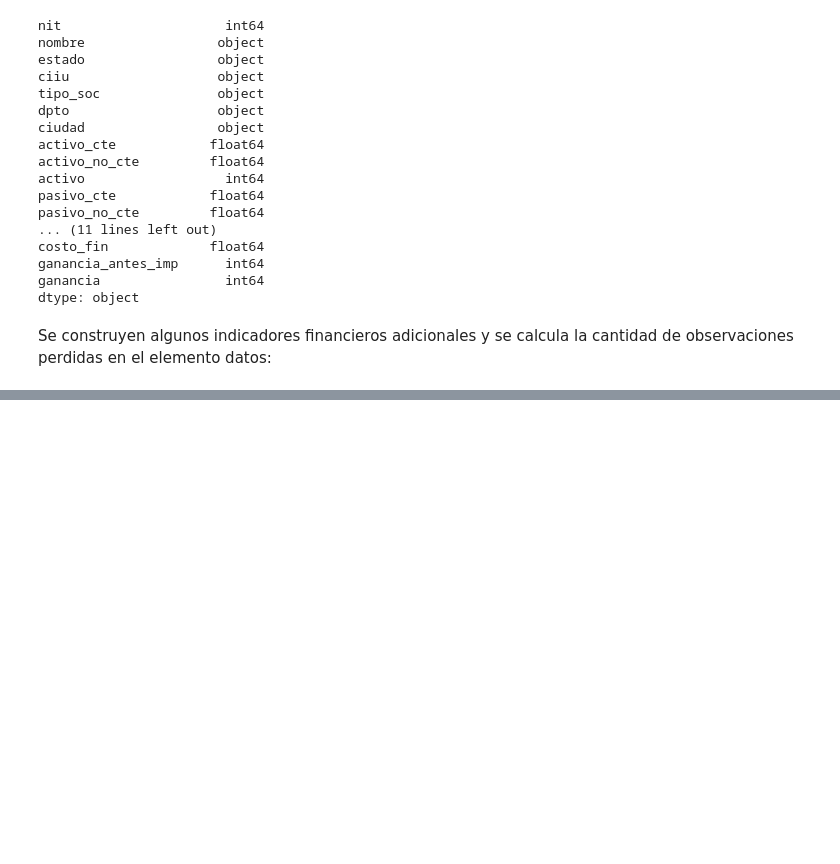
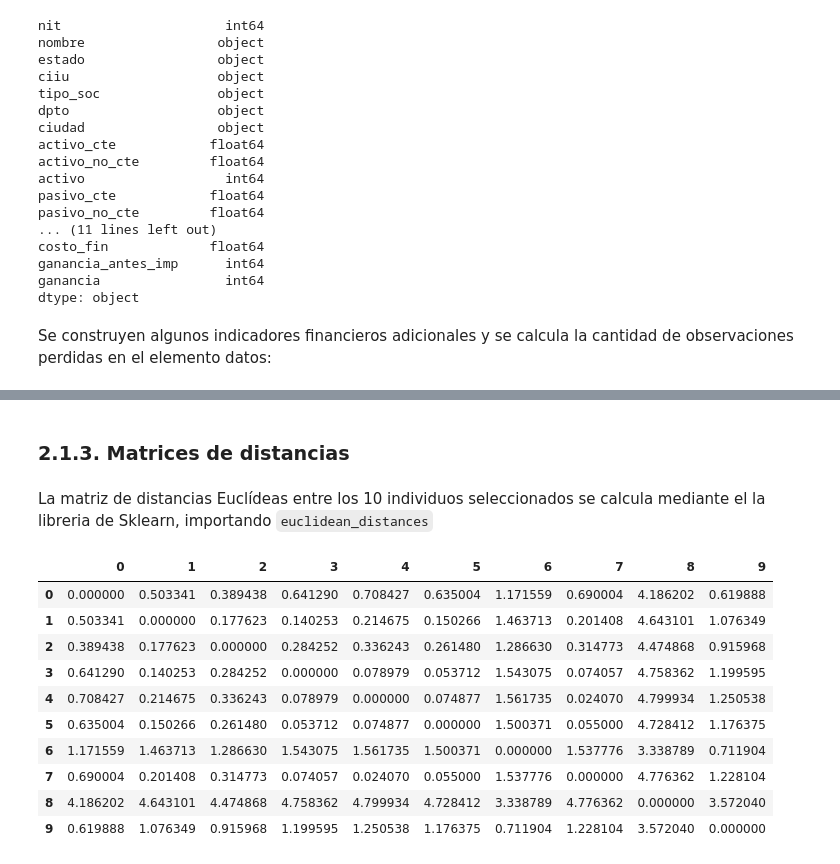
Before and after one commit to dfbeltran/cursotomadecisiones, a Jupyter notebook: 4. Análisis_clúster_y_análisis_de_anomalías.ipynb, the cells around one changed output, grey strips where cells are left out. Saved outputs shown, nothing was run; the diff lists cells and outputs as text; code cells hidden in the pictures; blank space fills up the shorter version.

```diff
--- a/4. Análisis_clúster_y_análisis_de_anomalías.ipynb
+++ b/4. Análisis_clúster_y_análisis_de_anomalías.ipynb
@@ -283,0 +431,21 @@ datos['ingreso_patrimonio'] = datos['ingreso']/datos['patrimonio']
+# %% [markdown]
+### 2.1.3. Matrices de distancias
+# %% [markdown]
+La matriz de distancias Euclídeas entre los 10 individuos seleccionados se calcula mediante el la libreria de Sklearn, importando `euclidean_distances`
+# %%
+from sklearn.metrics.pairwise import euclidean_distances
+
+dist_eucl = pd.DataFrame(euclidean_distances(primeros_10_datos_transformados[['activo','pasivo']]))
+dist_eucl
+# %% [output]
+|  | 0 | 1 | 2 | 3 | 4 | 5 | 6 | 7 | 8 | 9 |
+| 0 | 0.000000 | 0.503341 | 0.389438 | 0.641290 | 0.708427 | 0.635004 | 1.171559 | 0.690004 | 4.186202 | 0.619888 |
+| 1 | 0.503341 | 0.000000 | 0.177623 | 0.140253 | 0.214675 | 0.150266 | 1.463713 | 0.201408 | 4.643101 | 1.076349 |
+| 2 | 0.389438 | 0.177623 | 0.000000 | 0.284252 | 0.336243 | 0.261480 | 1.286630 | 0.314773 | 4.474868 | 0.915968 |
+| 3 | 0.641290 | 0.140253 | 0.284252 | 0.000000 | 0.078979 | 0.053712 | 1.543075 | 0.074057 | 4.758362 | 1.199595 |
+| 4 | 0.708427 | 0.214675 | 0.336243 | 0.078979 | 0.000000 | 0.074877 | 1.561735 | 0.024070 | 4.799934 | 1.250538 |
+| 5 | 0.635004 | 0.150266 | 0.261480 | 0.053712 | 0.074877 | 0.000000 | 1.500371 | 0.055000 | 4.728412 | 1.176375 |
+| 6 | 1.171559 | 1.463713 | 1.286630 | 1.543075 | 1.561735 | 1.500371 | 0.000000 | 1.537776 | 3.338789 | 0.711904 |
+| 7 | 0.690004 | 0.201408 | 0.314773 | 0.074057 | 0.024070 | 0.055000 | 1.537776 | 0.000000 | 4.776362 | 1.228104 |
+| 8 | 4.186202 | 4.643101 | 4.474868 | 4.758362 | 4.799934 | 4.728412 | 3.338789 | 4.776362 | 0.000000 | 3.572040 |
+| 9 | 0.619888 | 1.076349 | 0.915968 | 1.199595 | 1.250538 | 1.176375 | 0.711904 | 1.228104 | 3.572040 | 0.000000 |
```
Also changed, not shown: parts of 25 cells of this notebook.
